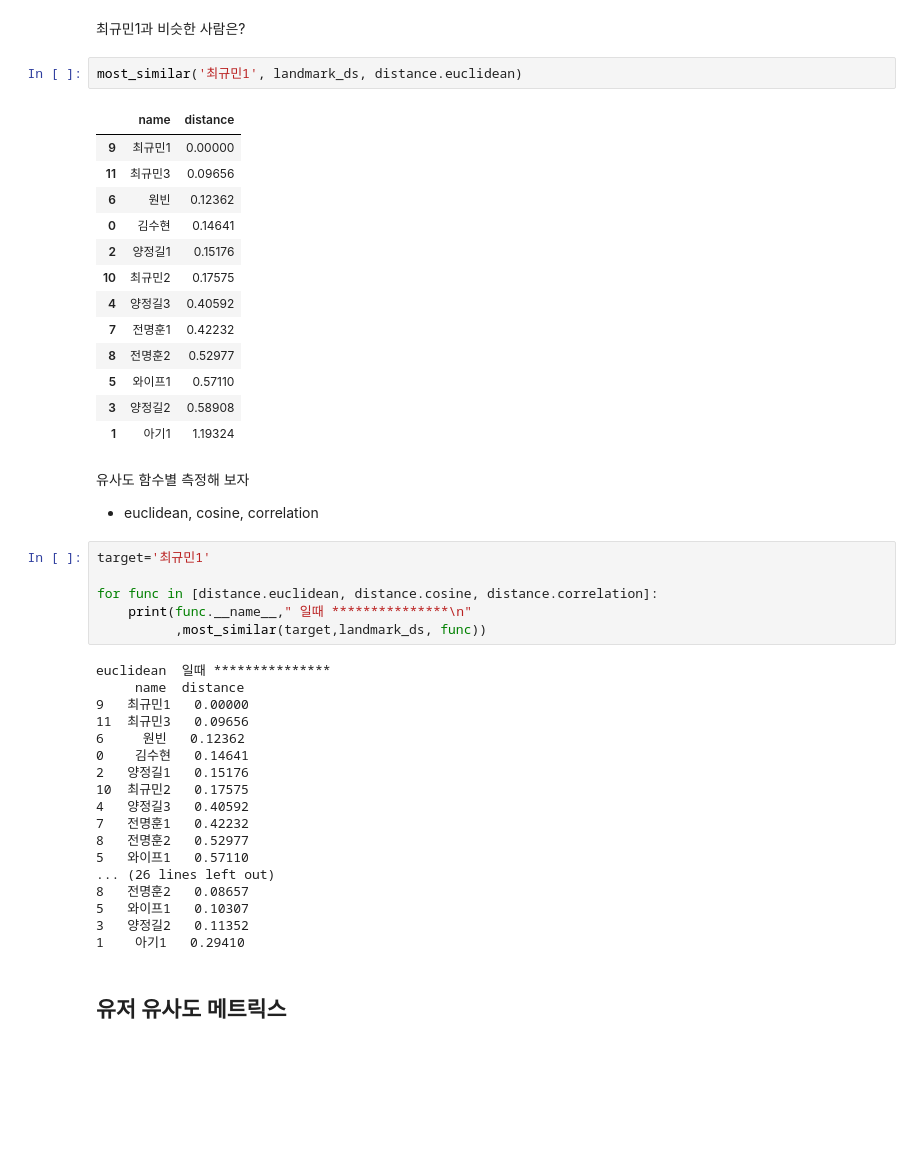
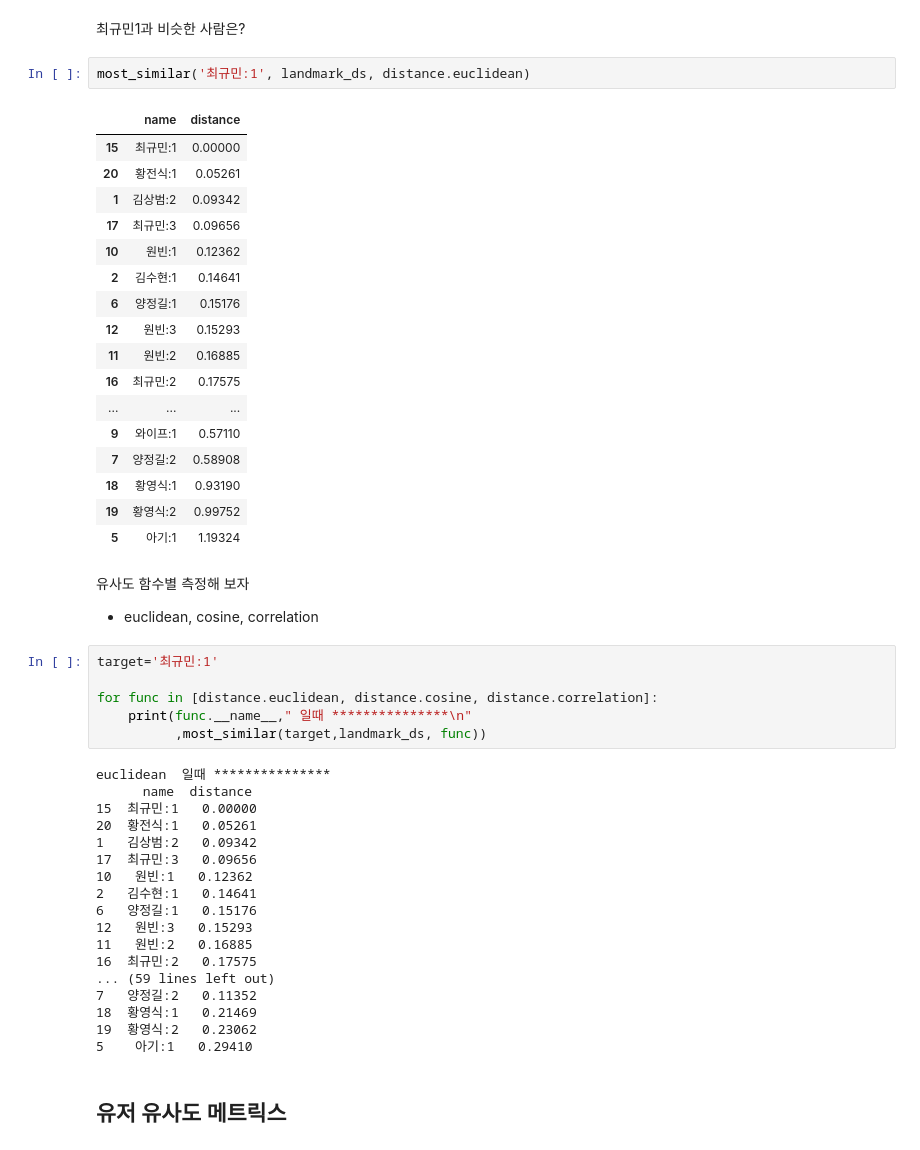
Before and after one commit to goodvc78/fc-recsys-lecture, a Jupyter notebook: week2/02-nearest-similar.ipynb, the cells around one changed output. Cells and saved outputs as stored; diff of their text form; blank space fills up the shorter version.

```diff
--- a/week2/02-nearest-similar.ipynb
+++ b/week2/02-nearest-similar.ipynb
@@ -35,48 +35,52 @@ def most_similar(name, ds, distance_func=distance.euclidean):
 # %% [markdown]
 최규민1과 비슷한 사람은?
 # %%
-most_similar('최규민1', landmark_ds, distance.euclidean)
+most_similar('최규민:1', landmark_ds, distance.euclidean)
 # %% [output]
 |  | name | distance |
-| 9 | 최규민1 | 0.00000 |
-| 11 | 최규민3 | 0.09656 |
-| 6 | 원빈 | 0.12362 |
-| 0 | 김수현 | 0.14641 |
-| 2 | 양정길1 | 0.15176 |
-| 10 | 최규민2 | 0.17575 |
-| 4 | 양정길3 | 0.40592 |
-| 7 | 전명훈1 | 0.42232 |
-| 8 | 전명훈2 | 0.52977 |
-| 5 | 와이프1 | 0.57110 |
-| 3 | 양정길2 | 0.58908 |
-| 1 | 아기1 | 1.19324 |
+| 15 | 최규민:1 | 0.00000 |
+| 20 | 황전식:1 | 0.05261 |
+| 1 | 김상범:2 | 0.09342 |
+| 17 | 최규민:3 | 0.09656 |
+| 10 | 원빈:1 | 0.12362 |
+| 2 | 김수현:1 | 0.14641 |
+| 6 | 양정길:1 | 0.15176 |
+| 12 | 원빈:3 | 0.15293 |
+| 11 | 원빈:2 | 0.16885 |
+| 16 | 최규민:2 | 0.17575 |
+| ... | ... | ... |
+| 9 | 와이프:1 | 0.57110 |
+| 7 | 양정길:2 | 0.58908 |
+| 18 | 황영식:1 | 0.93190 |
+| 19 | 황영식:2 | 0.99752 |
+| 5 | 아기:1 | 1.19324 |
 # %% [markdown]
 유사도 함수별 측정해 보자
 * euclidean, cosine, correlation
 # %%
-target='최규민1'
+target='최규민:1'
 
 for func in [distance.euclidean, distance.cosine, distance.correlation]:
     print(func.__name__," 일때 ***************\n"
           ,most_similar(target,landmark_ds, func))
 # %% [output]
 euclidean  일때 ***************
-     name  distance
-9   최규민1   0.00000
-11  최규민3   0.09656
-6     원빈   0.12362
-0    김수현   0.14641
-2   양정길1   0.15176
-10  최규민2   0.17575
-4   양정길3   0.40592
-7   전명훈1   0.42232
-8   전명훈2   0.52977
-5   와이프1   0.57110
-... (26 lines left out)
-8   전명훈2   0.08657
-5   와이프1   0.10307
-3   양정길2   0.11352
-1    아기1   0.29410
+      name  distance
+15  최규민:1   0.00000
+20  황전식:1   0.05261
+1   김상범:2   0.09342
+17  최규민:3   0.09656
+10   원빈:1   0.12362
+2   김수현:1   0.14641
+6   양정길:1   0.15176
+12   원빈:3   0.15293
+11   원빈:2   0.16885
+16  최규민:2   0.17575
+... (59 lines left out)
+7   양정길:2   0.11352
+18  황영식:1   0.21469
+19  황영식:2   0.23062
+5    아기:1   0.29410
 # %% [markdown]
 ## 유저 유사도 메트릭스
 # %%
```
Also changed, not shown: parts of 5 cells of this notebook, 4 other files.
